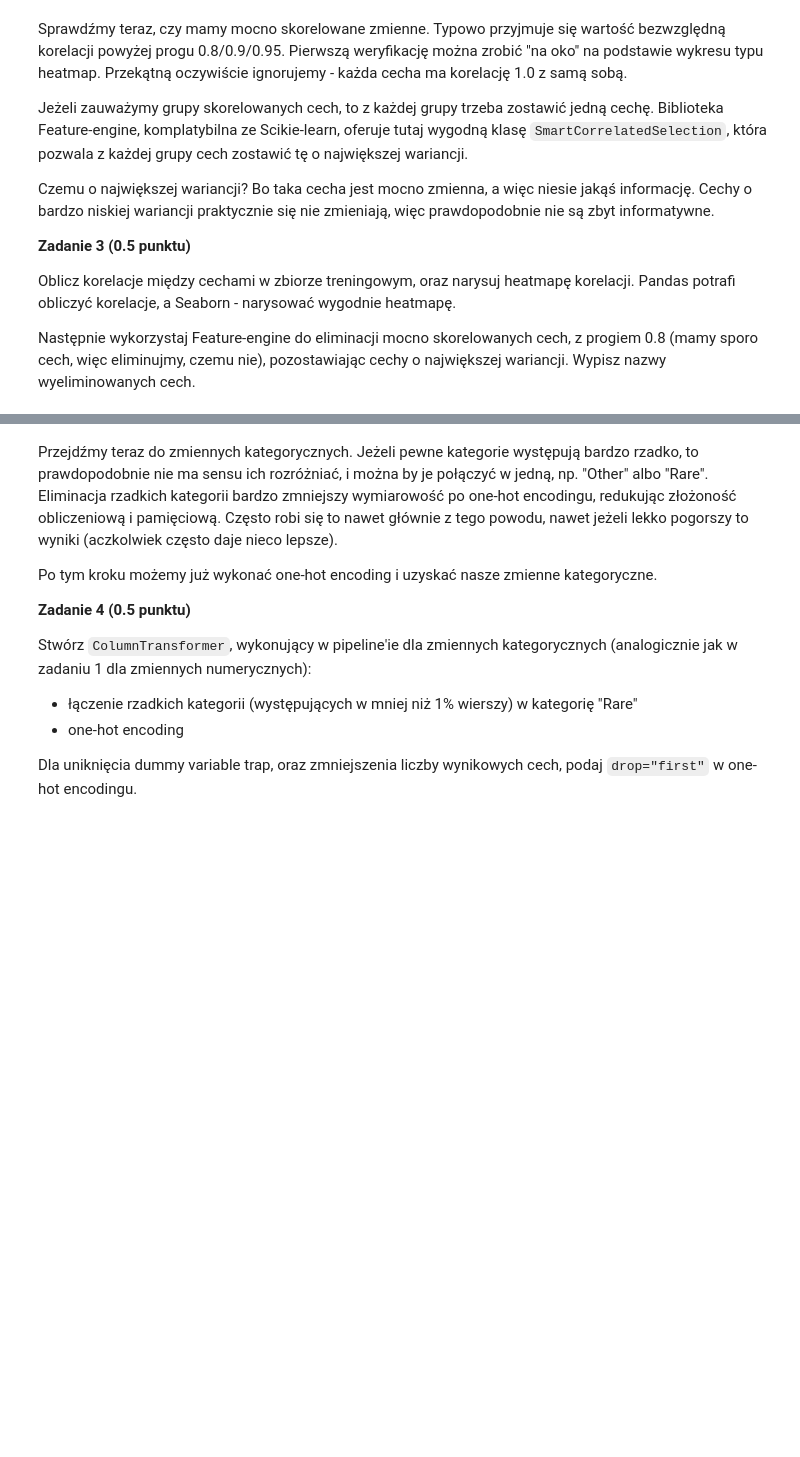
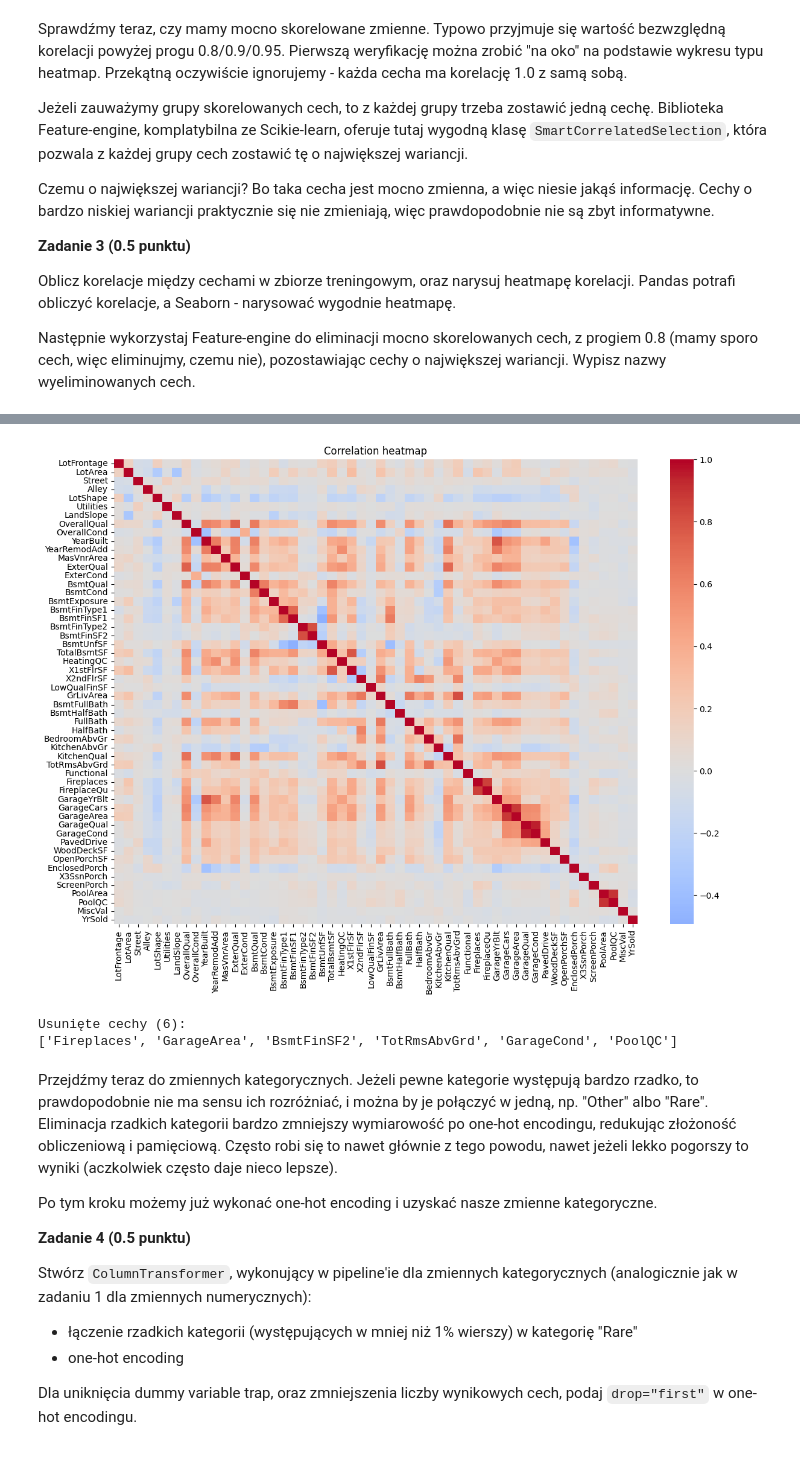
Before and after one commit to kanitsch/pum, a Jupyter notebook: 1-zadanie_domowe/1-zadanie_domowe/notebook.ipynb, the cells around one changed output, grey strips where cells are left out. Cells and saved outputs as stored; diff of their text form; code cells hidden in the pictures; blank space fills up the shorter version.

```diff
--- a/1-zadanie_domowe/1-zadanie_domowe/notebook.ipynb
+++ b/1-zadanie_domowe/1-zadanie_domowe/notebook.ipynb
@@ -325,6 +368,21 @@ Pamiętaj, żeby we wszystkich kolejnych zadaniach zastosować taką samą trans
 Wybierz same zmienne numeryczne. Dokonaj imputacji wartości brakujących medianą, oraz przeskaluj wartości do zakresu $[0, 1]$. Przydatne klasy: `ColumnTransformer`, `Pipeline`, `SimpleImputer`, `MinMaxScaler`.
 
 Domyślnie `ColumnTransformer` dopisuje do nazw cech wyjściowych nazwę transformera jako prefix. Bywa to dość nieczytelne i problematyczne w dalszym przetwarzaniu danych. Żeby to wyłączyć, przekaż opcję `verbose_feature_names_out=False`.
+# %%
+from sklearn.compose import ColumnTransformer
+from sklearn.pipeline import Pipeline
+from sklearn.impute import SimpleImputer
+from sklearn.preprocessing import MinMaxScaler
+num_pipeline = Pipeline([
+    ('imputer', SimpleImputer(strategy='median')),
+    ('scaler', MinMaxScaler())
+])
+column_trans = ColumnTransformer(
+    [('num', num_pipeline, numerical_features)],
+    verbose_feature_names_out=False
+)
+X_train = column_trans.fit_transform(X_train_raw)
+X_test = column_trans.transform(X_test_raw)
 # %% [markdown]
 Sprawdźmy teraz, czy mamy mocno skorelowane zmienne. Typowo przyjmuje się wartość bezwzględną korelacji powyżej progu 0.8/0.9/0.95. Pierwszą weryfikację można zrobić "na oko" na podstawie wykresu typu heatmap. Przekątną oczywiście ignorujemy - każda cecha ma korelację 1.0 z samą sobą.
 
@@ -337,3 +395,31 @@ Czemu o największej wariancji? Bo taka cecha jest mocno zmienna, a więc niesie
 Oblicz korelacje między cechami w zbiorze treningowym, oraz narysuj heatmapę korelacji. Pandas potrafi obliczyć korelacje, a Seaborn - narysować wygodnie heatmapę.
 
 Następnie wykorzystaj Feature-engine do eliminacji mocno skorelowanych cech, z progiem 0.8 (mamy sporo cech, więc eliminujmy, czemu nie), pozostawiając cechy o największej wariancji. Wypisz nazwy wyeliminowanych cech.
+# %%
+!pip install feature_engine
+
+import seaborn as sns
+from feature_engine.selection import SmartCorrelatedSelection
+
+
+corr_matrix = X_train.corr()
+
+plt.figure(figsize=(14, 10))
+sns.heatmap(corr_matrix, cmap='coolwarm', center=0)
+plt.title('Correlation heatmap')
+plt.show()
+
+tr = SmartCorrelatedSelection(
+    variables=None,
+    method="pearson",
+    threshold=0.8,
+    selection_method="variance",
+)
+
+X_train = tr.fit_transform(X_train)
+X_test= tr.transform(X_test)
+
+dropped_features = tr.features_to_drop_
+print(f"Usunięte cechy ({len(dropped_features)}):")
+print(dropped_features)
+# %% [output]
@@ -340,3 +440,6 @@ Następnie wykorzystaj Feature-engine do eliminacji mocno skorelowanych cech, z
+[figure, added]
+Usunięte cechy (6):
+['Fireplaces', 'GarageArea', 'BsmtFinSF2', 'TotRmsAbvGrd', 'GarageCond', 'PoolQC']
 # %% [markdown]
 Przejdźmy teraz do zmiennych kategorycznych. Jeżeli pewne kategorie występują bardzo rzadko, to prawdopodobnie nie ma sensu ich rozróżniać, i można by je połączyć w jedną, np. "Other" albo "Rare". Eliminacja rzadkich kategorii bardzo zmniejszy wymiarowość po one-hot encodingu, redukując złożoność obliczeniową i pamięciową. Często robi się to nawet głównie z tego powodu, nawet jeżeli lekko pogorszy to wyniki (aczkolwiek często daje nieco lepsze).
 
```
Also changed, not shown: parts of 8 cells of this notebook.
